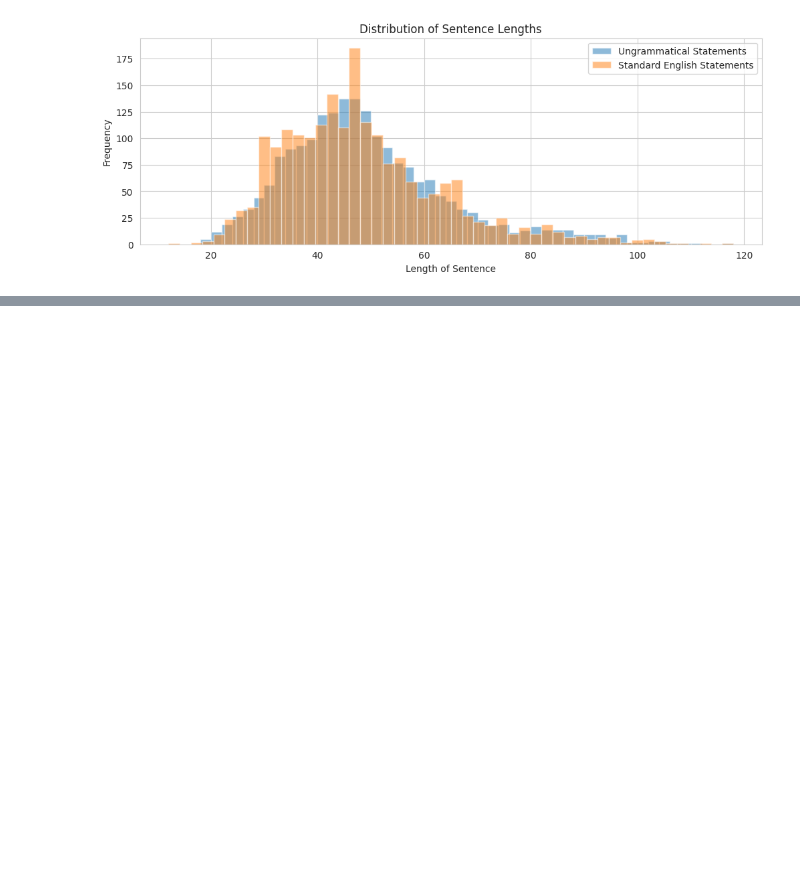
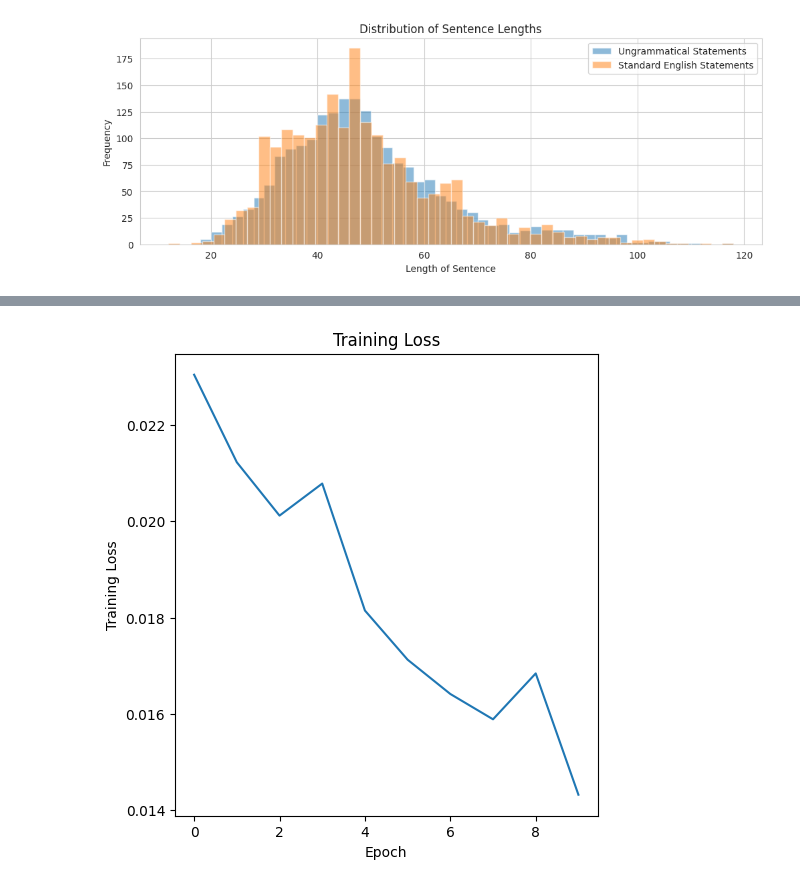
Before and after one commit to skbiswas0509/CSE499B-Grammatical-Error-Correction, a Jupyter notebook: CS499B_Grammar_Correction.ipynb, the cells around one changed output, grey strips where cells are left out. Saved outputs shown, nothing was run; the diff lists cells and outputs as text; code cells hidden in the pictures; blank space fills up the shorter version.

```diff
--- a/CS499B_Grammar_Correction.ipynb
+++ b/CS499B_Grammar_Correction.ipynb
@@ -664,0 +747,6 @@ plt.show()
+# %%
+# Tokenize the sentences
+tokenizer = BertTokenizer.from_pretrained('bert-base-uncased')
+train_encodings = tokenizer(train_sentences, padding=True, truncation=True, max_length=256, return_tensors='pt')
+val_encodings = tokenizer(val_sentences, padding=True, truncation=True, max_length=256, return_tensors='pt')
+test_encodings = tokenizer(test_sentences, padding=True, truncation=True, max_length=256, return_tensors='pt')
@@ -664,0 +759,15 @@ plt.show()
+# %%
+# Create PyTorch datasets and dataloaders
+train_dataset = TensorDataset(train_encodings.input_ids, torch.tensor(train_labels))
+val_dataset = TensorDataset(val_encodings.input_ids, torch.tensor(val_labels))
+test_dataset = TensorDataset(test_encodings.input_ids, torch.tensor(test_labels))
+
+train_loader = DataLoader(train_dataset, batch_size=16, shuffle=True)
+val_loader = DataLoader(val_dataset, batch_size=16, shuffle=False)
+test_loader = DataLoader(test_dataset, batch_size=16, shuffle=False)
+# %%
+# Initialize the model, optimizer, and loss function
+device = torch.device("cuda" if torch.cuda.is_available() else "cpu")
+model = GrammarErrorClassifier(num_classes=len(label_encoder.classes_), vocab_size=len(tokenizer)).to(device)
+optimizer = optim.AdamW(model.parameters(), lr=1e-4)
+criterion = nn.CrossEntropyLoss()
@@ -664,0 +853,13 @@ plt.show()
+# %%
+import matplotlib.pyplot as plt
+# Plot the training loss and validation accuracy
+plt.figure(figsize=(12, 6))
+plt.subplot(1, 2, 1)
+plt.plot(train_losses)
+plt.xlabel('Epoch')
+plt.ylabel('Training Loss')
+plt.title('Training Loss')
+
+plt.show()
+# %% [output]
+[figure, added]
```
Also changed, not shown: parts of 39 cells of this notebook.
